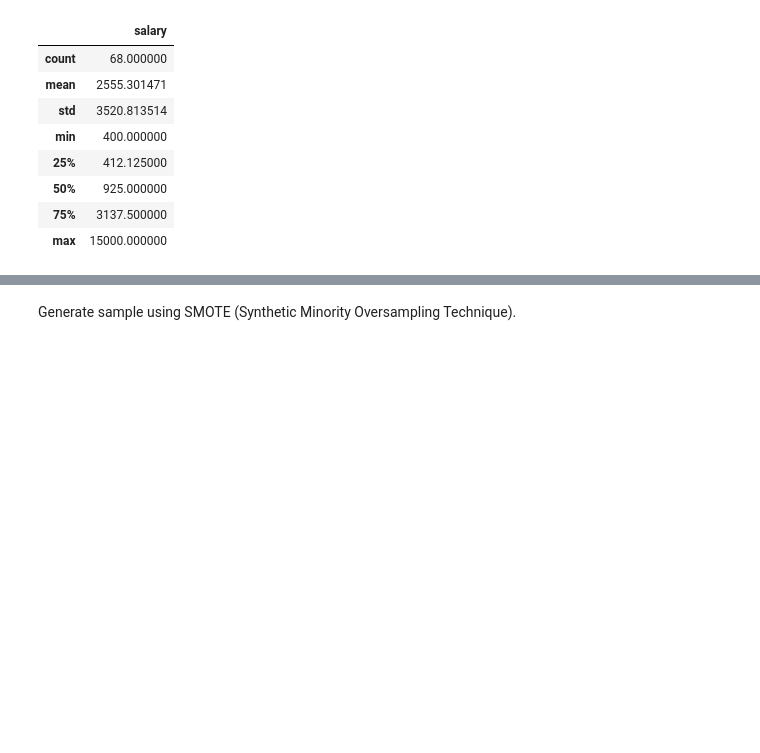
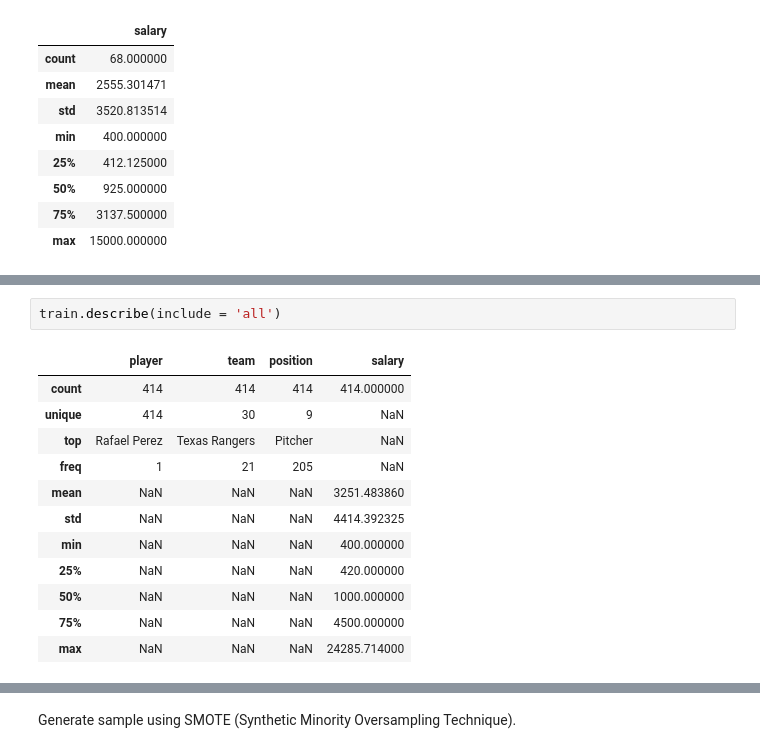
Before and after one commit to losds/Sampling, a Jupyter notebook: Sampling.ipynb, the cells around one changed output, grey strips where cells are left out. Drawn from its saved outputs; the diff is of its cells as text; blank space fills up the shorter version.

```diff
--- a/Sampling.ipynb
+++ b/Sampling.ipynb
@@ -193,0 +239,15 @@ MLBStratified2.describe()
+# %%
+train.describe(include = 'all')
+# %% [output]
+|  | player | team | position | salary |
+| count | 414 | 414 | 414 | 414.000000 |
+| unique | 414 | 30 | 9 | NaN |
+| top | Rafael Perez | Texas Rangers | Pitcher | NaN |
+| freq | 1 | 21 | 205 | NaN |
+| mean | NaN | NaN | NaN | 3251.483860 |
+| std | NaN | NaN | NaN | 4414.392325 |
+| min | NaN | NaN | NaN | 400.000000 |
+| 25% | NaN | NaN | NaN | 420.000000 |
+| 50% | NaN | NaN | NaN | 1000.000000 |
+| 75% | NaN | NaN | NaN | 4500.000000 |
+| max | NaN | NaN | NaN | 24285.714000 |
```
Also changed, not shown: parts of 21 cells of this notebook.
